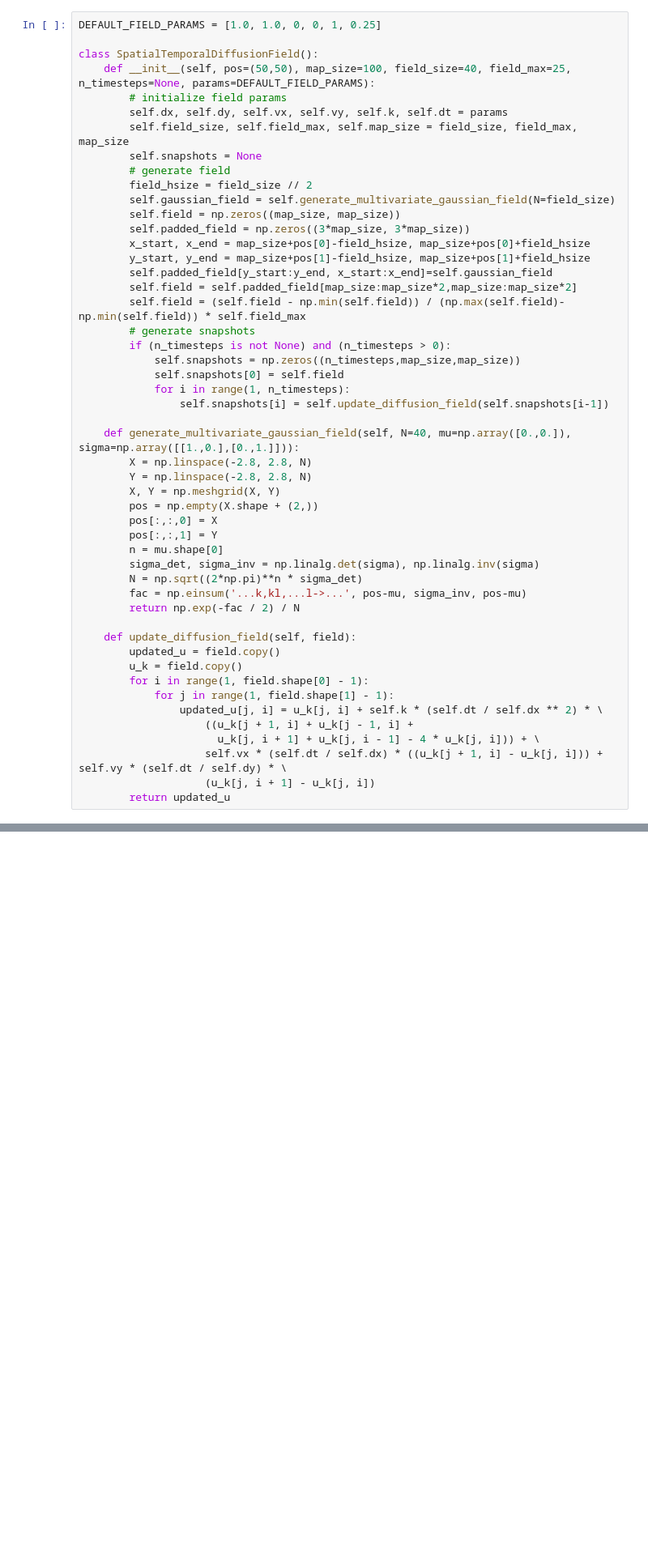
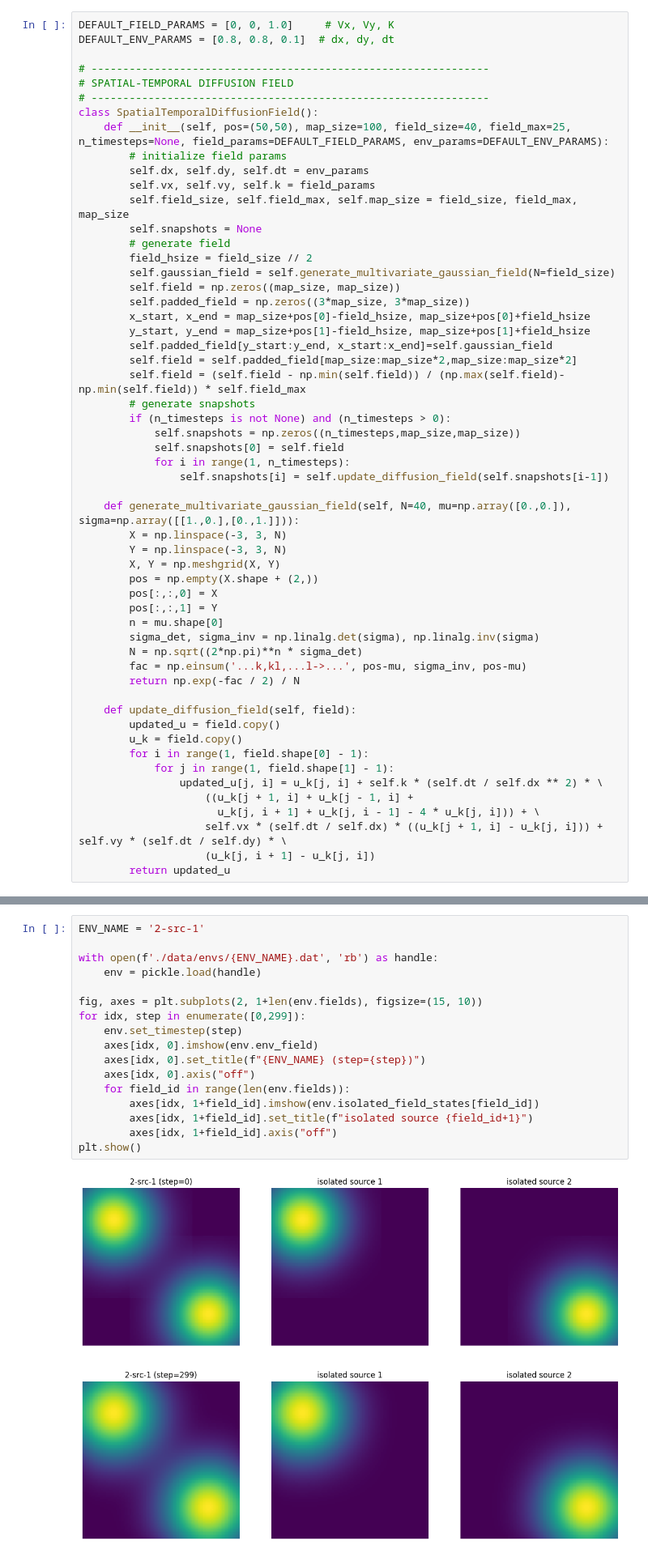
Before and after one commit to SAM-RL/sambotrl-training-agents, a Jupyter notebook: spatial_diffusion_environment.ipynb, the cells around one changed output, grey strips where cells are left out. Shown at 81% size. Saved outputs shown, nothing was run; the diff lists cells and outputs as text; blank space fills up the shorter version.

```diff
--- a/spatial_diffusion_environment.ipynb
+++ b/spatial_diffusion_environment.ipynb
@@ -14,10 +11,15 @@ import matplotlib.pyplot as plt
 # %%
-DEFAULT_FIELD_PARAMS = [1.0, 1.0, 0, 0, 1, 0.25]
+DEFAULT_FIELD_PARAMS = [0, 0, 1.0]     # Vx, Vy, K
+DEFAULT_ENV_PARAMS = [0.8, 0.8, 0.1]  # dx, dy, dt
 
+# ---------------------------------------------------------------
+# SPATIAL-TEMPORAL DIFFUSION FIELD
+# ---------------------------------------------------------------
 class SpatialTemporalDiffusionField():
-    def __init__(self, pos=(50,50), map_size=100, field_size=40, field_max=25, n_timesteps=None, params=DEFAULT_FIELD_PARAMS):
+    def __init__(self, pos=(50,50), map_size=100, field_size=40, field_max=25, n_timesteps=None, field_params=DEFAULT_FIELD_PARAMS, env_params=DEFAULT_ENV_PARAMS):
         # initialize field params
-        self.dx, self.dy, self.vx, self.vy, self.k, self.dt = params
+        self.dx, self.dy, self.dt = env_params
+        self.vx, self.vy, self.k = field_params
         self.field_size, self.field_max, self.map_size = field_size, field_max, map_size
         self.snapshots = None
         # generate field
@@ -38,8 +40,8 @@ class SpatialTemporalDiffusionField():
                 self.snapshots[i] = self.update_diffusion_field(self.snapshots[i-1])
 
     def generate_multivariate_gaussian_field(self, N=40, mu=np.array([0.,0.]), sigma=np.array([[1.,0.],[0.,1.]])):
-        X = np.linspace(-2.8, 2.8, N)
-        Y = np.linspace(-2.8, 2.8, N)
+        X = np.linspace(-3, 3, N)
+        Y = np.linspace(-3, 3, N)
         X, Y = np.meshgrid(X, Y)
         pos = np.empty(X.shape + (2,))
         pos[:,:,0] = X
@@ -92,0 +207,19 @@ env = SpatialTemporalDiffusionEnvironment(configs=configs)
+# %%
+ENV_NAME = '2-src-1'
+
+with open(f'./data/envs/{ENV_NAME}.dat', 'rb') as handle:
+    env = pickle.load(handle)
+
+fig, axes = plt.subplots(2, 1+len(env.fields), figsize=(15, 10))
+for idx, step in enumerate([0,299]):
+    env.set_timestep(step)
+    axes[idx, 0].imshow(env.env_field)
+    axes[idx, 0].set_title(f"{ENV_NAME} (step={step})")
+    axes[idx, 0].axis("off")
+    for field_id in range(len(env.fields)):
+        axes[idx, 1+field_id].imshow(env.isolated_field_states[field_id])
+        axes[idx, 1+field_id].set_title(f"isolated source {field_id+1}")
+        axes[idx, 1+field_id].axis("off")
+plt.show()
+# %% [output]
+[figure, added]
```
Also changed, not shown: parts of 12 cells of this notebook, 17 other files.
